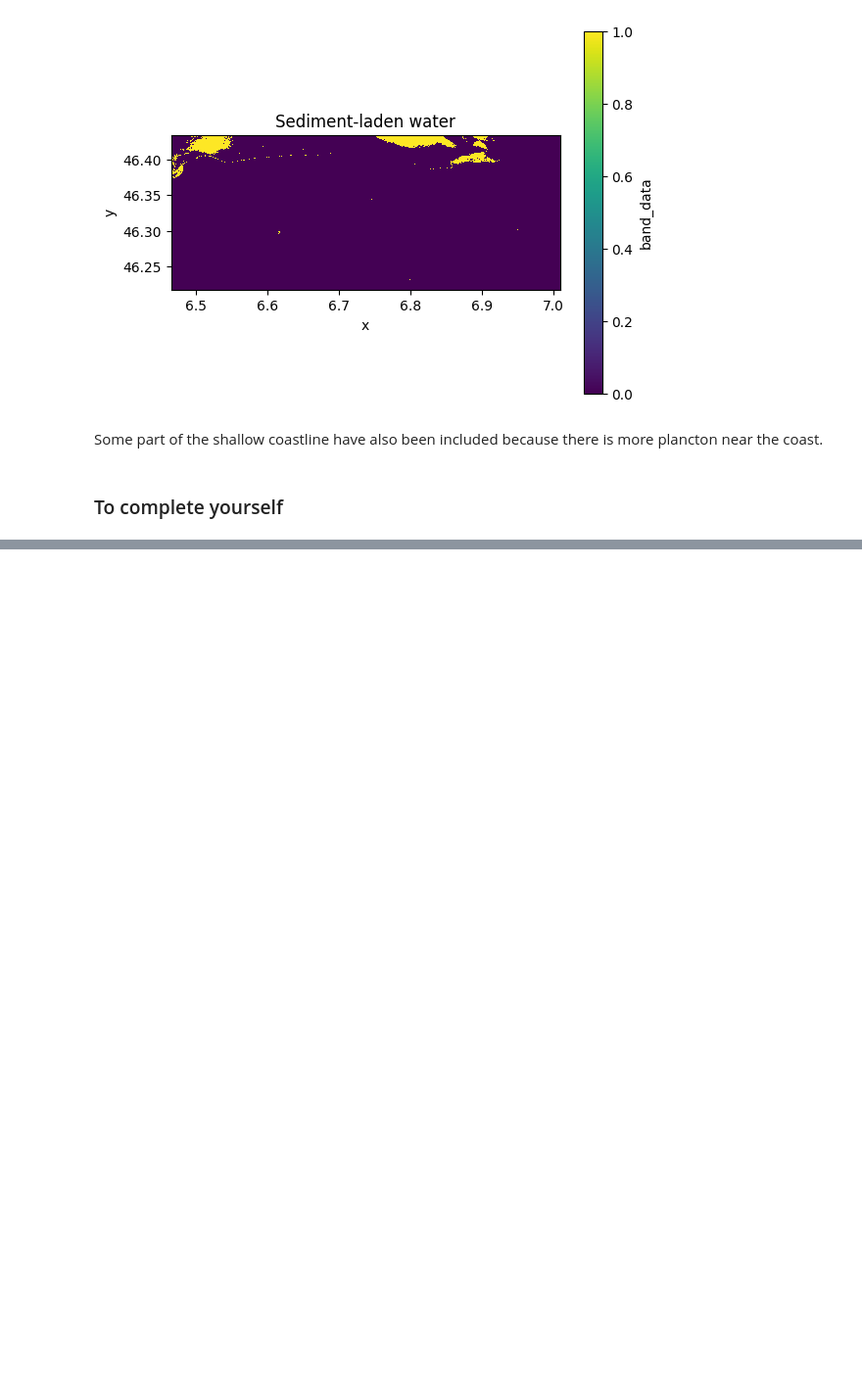
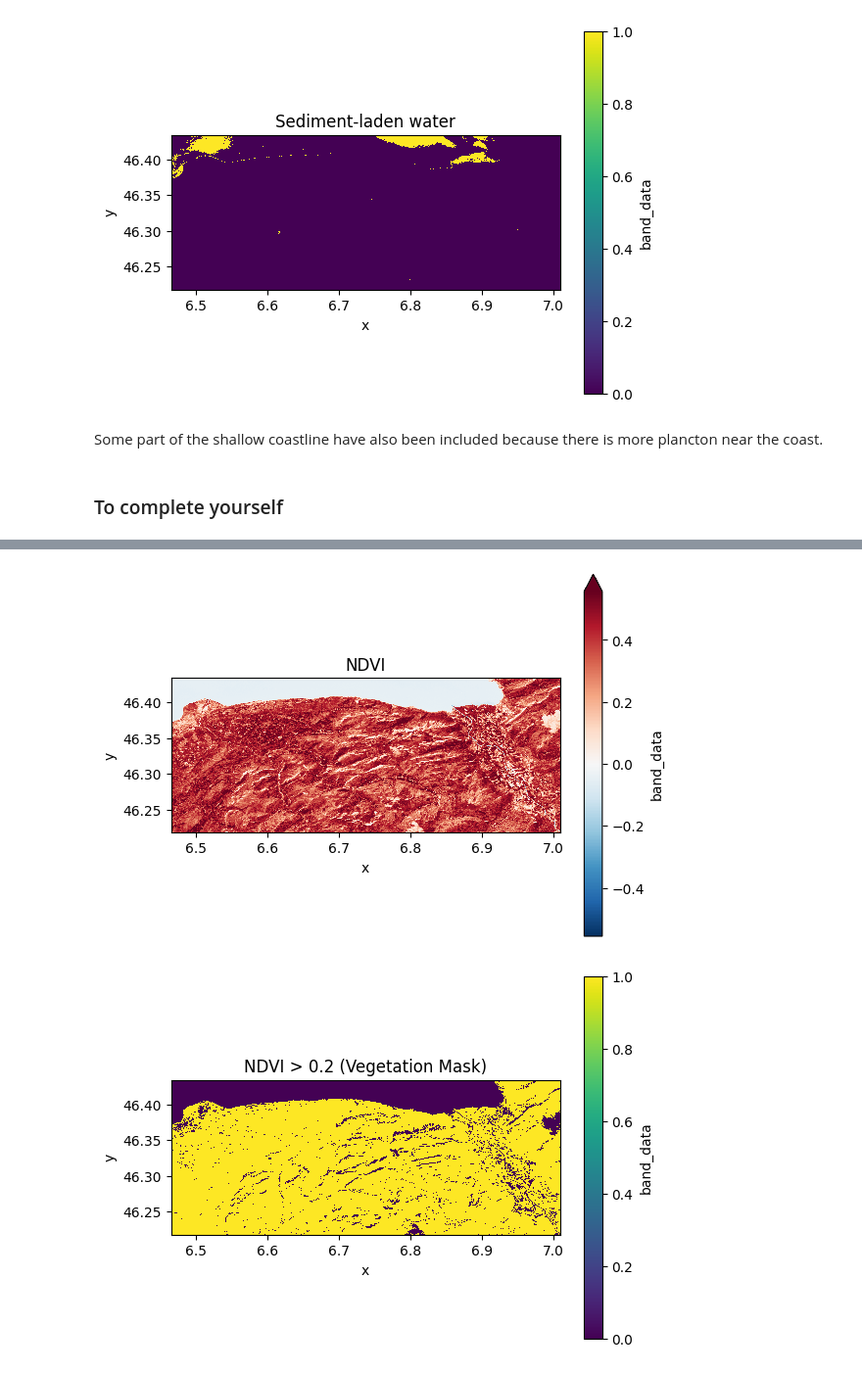
Before and after one commit to emmagiometti/RemoteSensing_2026, a Jupyter notebook: RSES_TP2_notebook.ipynb, the cells around one changed output, grey strips where cells are left out. Shown at 98% size. Drawn from its saved outputs; the diff is of its cells as text; code cells hidden in the pictures; blank space fills up the shorter version.

```diff
--- a/RSES_TP2_notebook.ipynb
+++ b/RSES_TP2_notebook.ipynb
@@ -337,0 +341,27 @@ AttributeError: 'ellipsis' object has no attribute 'plot'
+# %%
+# Calculate NDVI, display it, and display a figure of NDVI > 0.2
+B4 = bands[3] # Red Band
+B5 = bands[4] # NIR Band
+
+# Calculate NDVI
+NDVI = (B5 - B4) / (B5 + B4)
+
+# Plot NDVI
+plt.figure()
+NDVI.plot(robust=True)
+plt.title('NDVI')
+plt.axis('image')
+plt.show()
+
+# Threshold NDVI at 0.2
+NDVI_mask = NDVI > 0.2
+
+# Plot the mask
+plt.figure()
+NDVI_mask.plot.imshow()
+plt.title('NDVI > 0.2 (Vegetation Mask)')
+plt.axis('image')
+plt.show()
+# %% [output]
+[figure, added]
+[figure, added]
```
Also changed, not shown: parts of 6 cells of this notebook.
